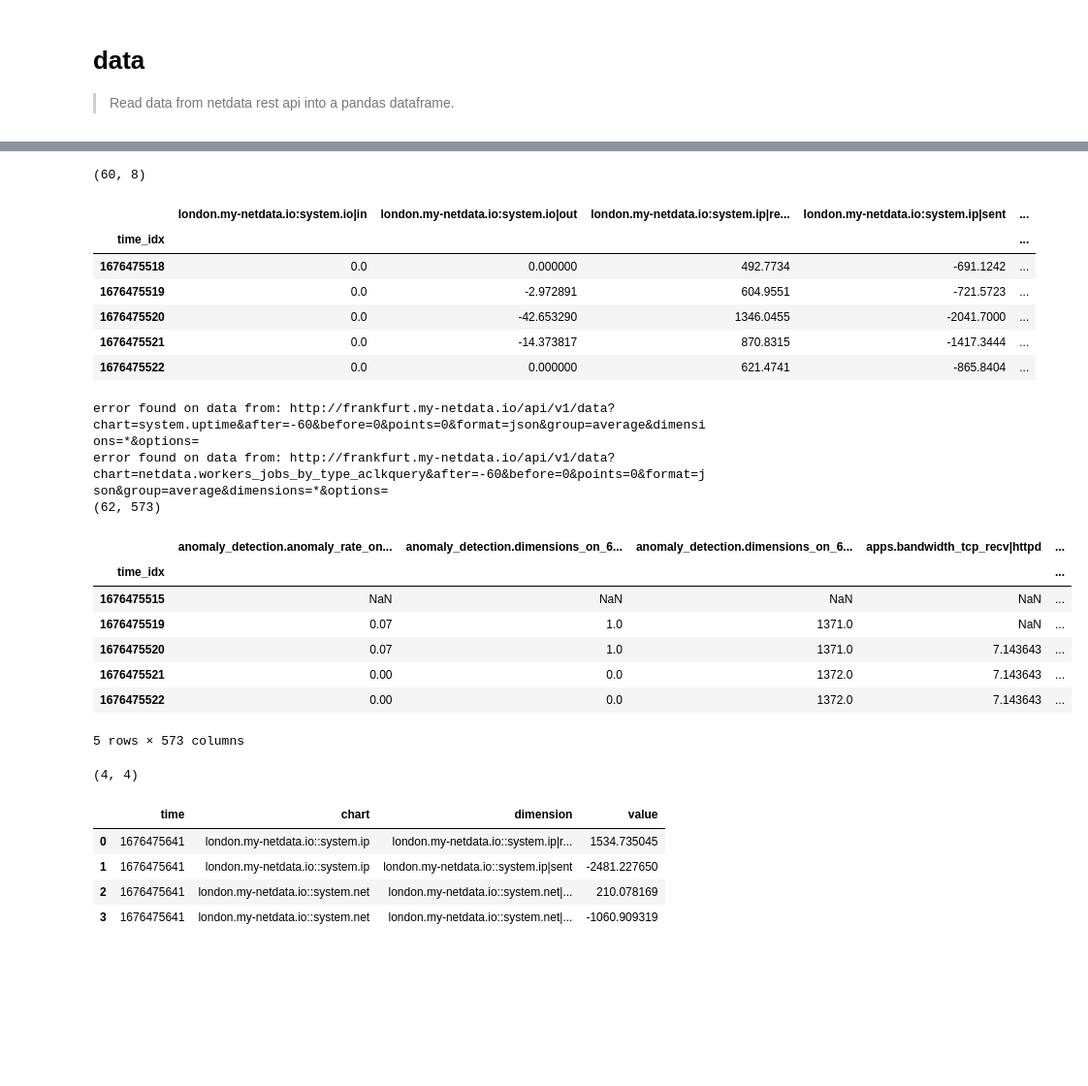
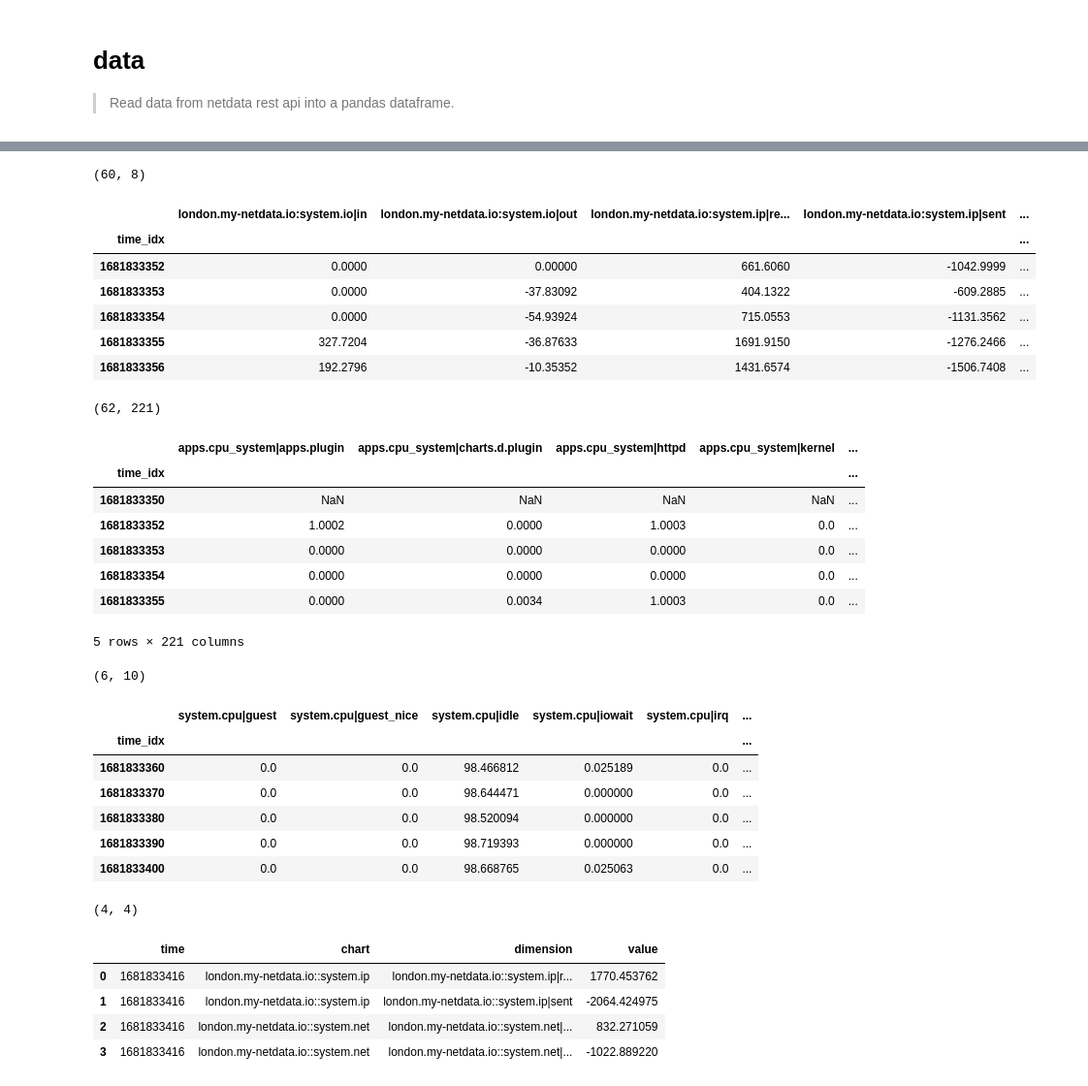
Before and after one commit to netdata/netdata-pandas, a Jupyter notebook: 00_data.ipynb, the cells around one changed output, grey strips where cells are left out. Shown at 97% size. Cells and saved outputs as stored; diff of their text form; code cells hidden in the pictures; blank space fills up the shorter version.

Commit message:
handle `freq` properly in `get_data()`

```diff
--- a/00_data.ipynb
+++ b/00_data.ipynb
@@ -200,6 +200,16 @@ def get_data(hosts: list = ['london.my-netdata.io'], charts: list = ['system.cpu
     else:
         host_charts = [(host, chart) for host in hosts for chart in charts]
 
+    # define points based on freq if given
+    window_length = before - after
+    if freq != 'infer':
+        if freq.endswith('s'):
+            points = int(window_length / int(freq.replace('s','')))
+        elif freq.endswith('m'):
+            points = int(window_length / (int(freq.replace('m','')) * 60))
+        elif freq.endswith('h'):
+            points = int(window_length / (int(freq.replace('h','')) * 60 * 60))
+
     # define list of all api calls to be made
     api_calls = [
         (
@@ -265,34 +275,51 @@ df.head()
 (60, 8)
 |  | london.my-netdata.io:system.io|in | london.my-netdata.io:system.io|out | london.my-netdata.io:system.ip|re... | london.my-netdata.io:system.ip|sent | ... |
 | time_idx |  |  |  |  | ... |
-| 1676475518 | 0.0 | 0.000000 | 492.7734 | -691.1242 | ... |
-| 1676475519 | 0.0 | -2.972891 | 604.9551 | -721.5723 | ... |
-| 1676475520 | 0.0 | -42.653290 | 1346.0455 | -2041.7000 | ... |
-| 1676475521 | 0.0 | -14.373817 | 870.8315 | -1417.3444 | ... |
-| 1676475522 | 0.0 | 0.000000 | 621.4741 | -865.8404 | ... |
+| 1681833352 | 0.0000 | 0.00000 | 661.6060 | -1042.9999 | ... |
+| 1681833353 | 0.0000 | -37.83092 | 404.1322 | -609.2885 | ... |
+| 1681833354 | 0.0000 | -54.93924 | 715.0553 | -1131.3562 | ... |
+| 1681833355 | 327.7204 | -36.87633 | 1691.9150 | -1276.2466 | ... |
+| 1681833356 | 192.2796 | -10.35352 | 1431.6574 | -1506.7408 | ... |
 # %%
 # hide
 # tests
 # examples
 
-df = get_data('frankfurt.my-netdata.io', ['all'], after=-60, before=0, nunique_thold=0.05)
+df = get_data('london.my-netdata.io', charts_regex='system|apps|users|services\..*', after=-60, before=0, nunique_thold=0.05)
 print(df.shape)
 assert len(df) in [59, 60, 61, 62, 63, 64, 65, 66, 67]
-assert len(df.columns) > 400
-assert len(df.columns) < 1000
+assert len(df.columns) > 200
+assert len(df.columns) < 300
 df.head()
 # %% [output]
-error found on data from: http://frankfurt.my-netdata.io/api/v1/data?chart=system.uptime&after=-60&before=0&points=0&format=json&group=average&dimensions=*&options=
-error found on data from: http://frankfurt.my-netdata.io/api/v1/data?chart=netdata.workers_jobs_by_type_aclkquery&after=-60&before=0&points=0&format=json&group=average&dimensions=*&options=
-(62, 573)
+(62, 221)
-|  | anomaly_detection.anomaly_rate_on... | anomaly_detection.dimensions_on_6... | anomaly_detection.dimensions_on_6... | apps.bandwidth_tcp_recv|httpd | ... |
+|  | apps.cpu_system|apps.plugin | apps.cpu_system|charts.d.plugin | apps.cpu_system|httpd | apps.cpu_system|kernel | ... |
 | time_idx |  |  |  |  | ... |
-| 1676475515 | NaN | NaN | NaN | NaN | ... |
-| 1676475519 | 0.07 | 1.0 | 1371.0 | NaN | ... |
-| 1676475520 | 0.07 | 1.0 | 1371.0 | 7.143643 | ... |
-| 1676475521 | 0.00 | 0.0 | 1372.0 | 7.143643 | ... |
-| 1676475522 | 0.00 | 0.0 | 1372.0 | 7.143643 | ... |
+| 1681833350 | NaN | NaN | NaN | NaN | ... |
+| 1681833352 | 1.0002 | 0.0000 | 1.0003 | 0.0 | ... |
+| 1681833353 | 0.0000 | 0.0000 | 0.0000 | 0.0 | ... |
+| 1681833354 | 0.0000 | 0.0000 | 0.0000 | 0.0 | ... |
+| 1681833355 | 0.0000 | 0.0034 | 1.0003 | 0.0 | ... |
-5 rows × 573 columns
+5 rows × 221 columns
+# %%
+# hide
+# tests
+
+# test `freq` parameter
+
+df = get_data('london.my-netdata.io', charts=['system.cpu'], after=-60, before=0, freq='10s')
+print(df.shape)
+assert len(df) in [5,6,7]
+df.head()
+# %% [output]
+(6, 10)
+|  | system.cpu|guest | system.cpu|guest_nice | system.cpu|idle | system.cpu|iowait | system.cpu|irq | ... |
+| time_idx |  |  |  |  |  | ... |
+| 1681833360 | 0.0 | 0.0 | 98.466812 | 0.025189 | 0.0 | ... |
+| 1681833370 | 0.0 | 0.0 | 98.644471 | 0.000000 | 0.0 | ... |
+| 1681833380 | 0.0 | 0.0 | 98.520094 | 0.000000 | 0.0 | ... |
+| 1681833390 | 0.0 | 0.0 | 98.719393 | 0.000000 | 0.0 | ... |
+| 1681833400 | 0.0 | 0.0 | 98.668765 | 0.025063 | 0.0 | ... |
 # %%
 # hide
 # tests
@@ -505,10 +533,10 @@ df.head()
 # %% [output]
 (4, 4)
 |  | time | chart | dimension | value |
-| 0 | 1676475641 | london.my-netdata.io::system.ip | london.my-netdata.io::system.ip|r... | 1534.735045 |
-| 1 | 1676475641 | london.my-netdata.io::system.ip | london.my-netdata.io::system.ip|sent | -2481.227650 |
-| 2 | 1676475641 | london.my-netdata.io::system.net | london.my-netdata.io::system.net|... | 210.078169 |
-| 3 | 1676475641 | london.my-netdata.io::system.net | london.my-netdata.io::system.net|... | -1060.909319 |
+| 0 | 1681833416 | london.my-netdata.io::system.ip | london.my-netdata.io::system.ip|r... | 1770.453762 |
+| 1 | 1681833416 | london.my-netdata.io::system.ip | london.my-netdata.io::system.ip|sent | -2064.424975 |
+| 2 | 1681833416 | london.my-netdata.io::system.net | london.my-netdata.io::system.net|... | 832.271059 |
+| 3 | 1681833416 | london.my-netdata.io::system.net | london.my-netdata.io::system.net|... | -1022.889220 |
 # %%
 # hide
 # tests
```
Also changed, not shown: parts of 6 cells of this notebook, 3 other files.
